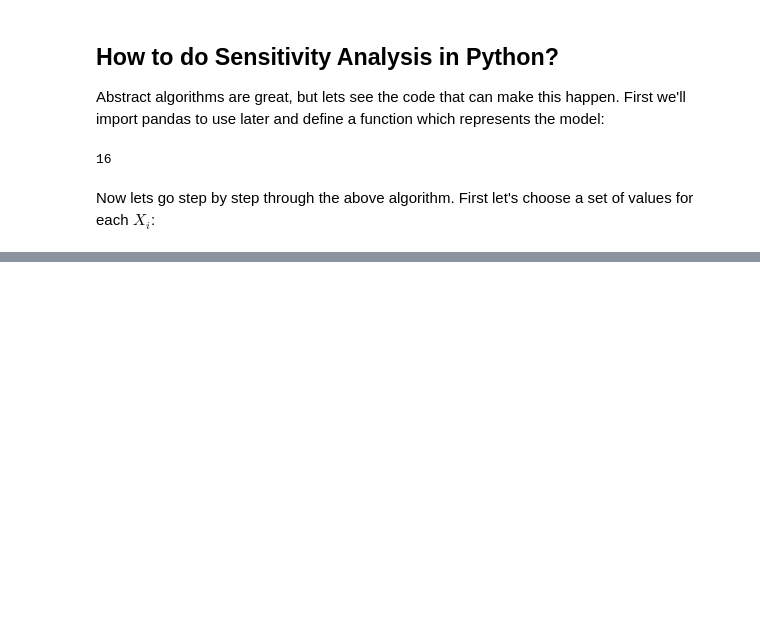
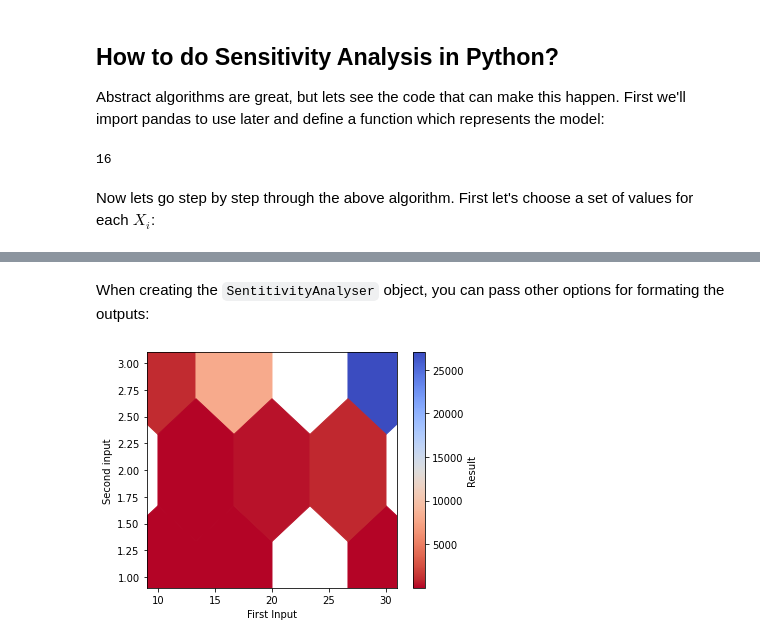
Before and after one commit to 369geofreeman/Financial_Models, a Jupyter notebook: code/Retirement_model_with_sesitivity_analysis/sensitivity_analysis.ipynb, the cells around one changed output, grey strips where cells are left out. Cells and saved outputs as stored; diff of their text form; code cells hidden in the pictures; blank space fills up the shorter version.

````diff
--- a/code/Retirement_model_with_sesitivity_analysis/sensitivity_analysis.ipynb
+++ b/code/Retirement_model_with_sesitivity_analysis/sensitivity_analysis.ipynb
@@ -56,0 +194,15 @@ x2_values = [1, 2, 3]
+# %% [markdown]
+When creating the ```SentitivityAnalyser``` object, you can pass other options for formating the outputs:
+# %%
+labels = {
+    "x_1": "First Input",
+    "x_2": "Second input"
+}
+
+sa = SensitivityAnalyzer(
+    sensitivity_dict, my_model, grid_size=3, reverse_colors=True, color_map="coolwarm", labels=labels
+)
+
+plot = sa.plot()
+# %% [output]
+[figure, added]
````
Also changed, not shown: parts of 29 cells of this notebook.
